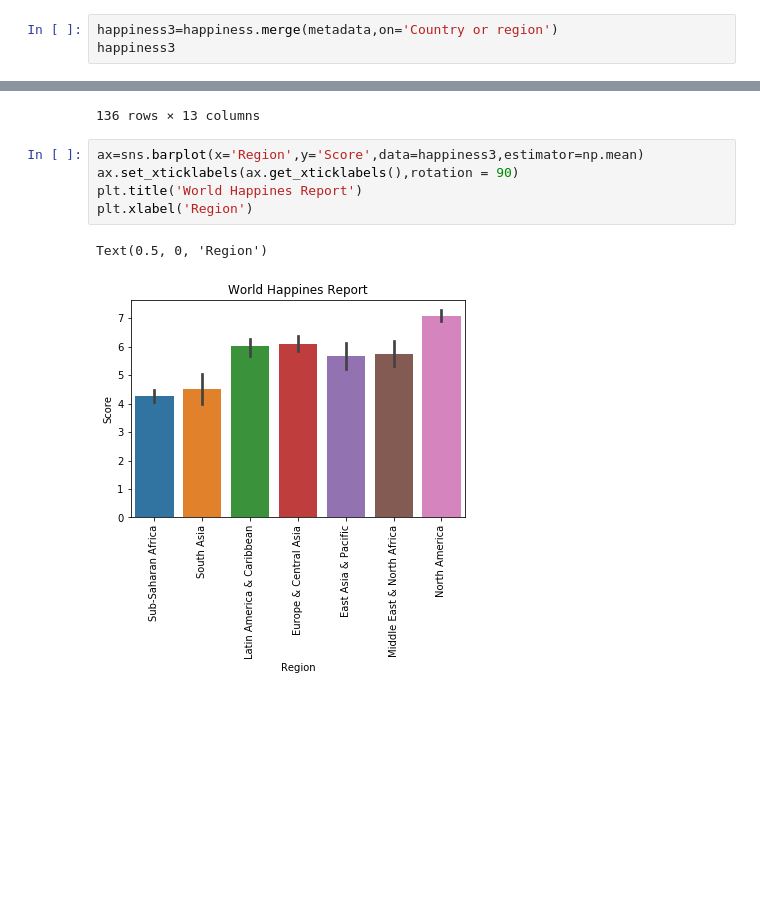
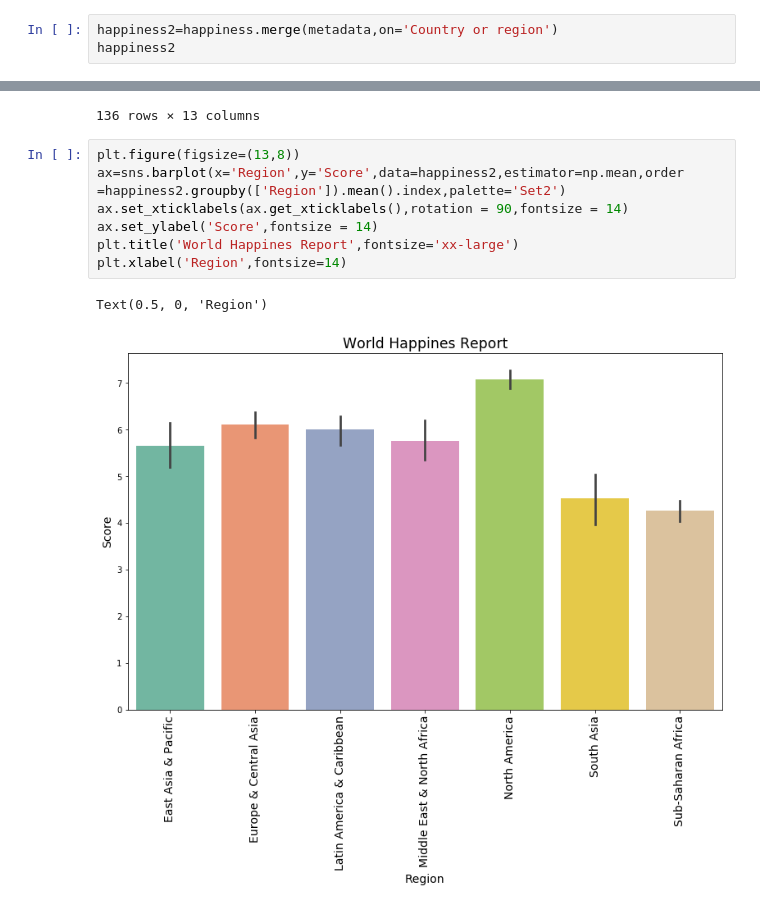
Before and after one commit to D17297/TEC, a Jupyter notebook: Reto.ipynb, the cells around one changed output, grey strips where cells are left out. Drawn from its saved outputs; the diff is of its cells as text; blank space fills up the shorter version.

```diff
--- a/Reto.ipynb
+++ b/Reto.ipynb
@@ -117,8 +135,8 @@ metadata=pd.read_csv('C:/Users/D17297/Downloads/Metadata.csv')
 metadata
 metadata.rename(columns={'TableName':'Country or region'},inplace=True)
 # %%
-happiness3=happiness.merge(metadata,on='Country or region')
-happiness3
+happiness2=happiness.merge(metadata,on='Country or region')
+happiness2
 # %% [output]
 |  | Overall rank | Country or region | Score | GDP per capita | Social support | Healthy life expectancy | ... |
 | 0 | 156 | South Sudan | 2.853 | 0.306 | 0.575 | 0.295 | ... |
@@ -134,10 +152,12 @@ happiness3
 | 135 | 1 | Finland | 7.769 | 1.340 | 1.587 | 0.986 | ... |
 136 rows × 13 columns
 # %%
-ax=sns.barplot(x='Region',y='Score',data=happiness3,estimator=np.mean)
-ax.set_xticklabels(ax.get_xticklabels(),rotation = 90)
-plt.title('World Happines Report')
-plt.xlabel('Region')
+plt.figure(figsize=(13,8))
+ax=sns.barplot(x='Region',y='Score',data=happiness2,estimator=np.mean,order =happiness2.groupby(['Region']).mean().index,palette='Set2')
+ax.set_xticklabels(ax.get_xticklabels(),rotation = 90,fontsize = 14)
+ax.set_ylabel('Score',fontsize = 14)
+plt.title('World Happines Report',fontsize='xx-large')
+plt.xlabel('Region',fontsize=14)
 # %% [output]
 Text(0.5, 0, 'Region')
-[figure, old version]
+[figure, new version]
```
Also changed, not shown: parts of 9 cells of this notebook.
